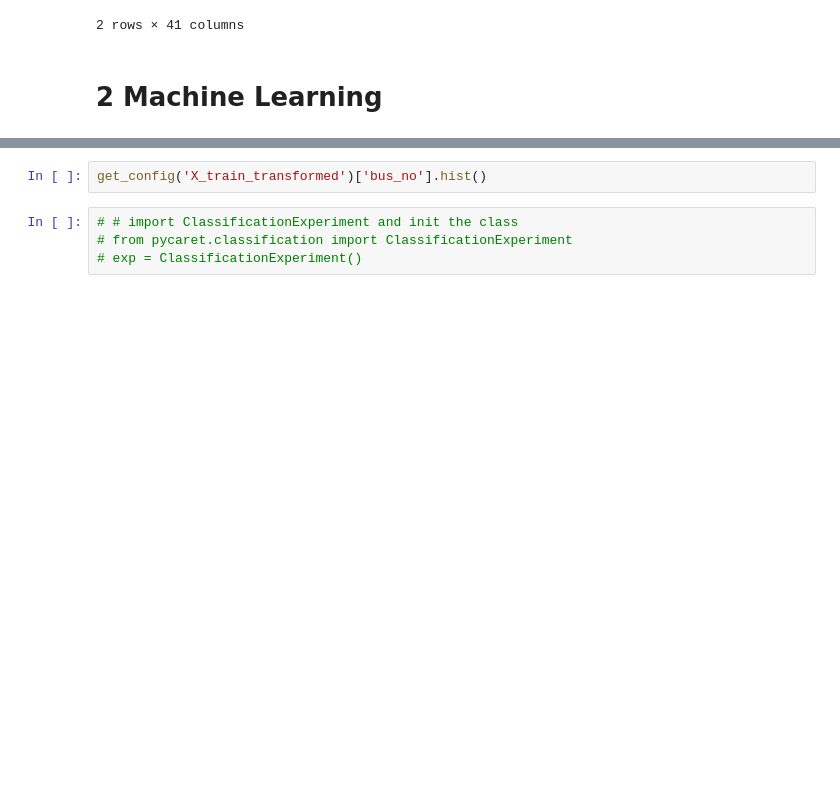
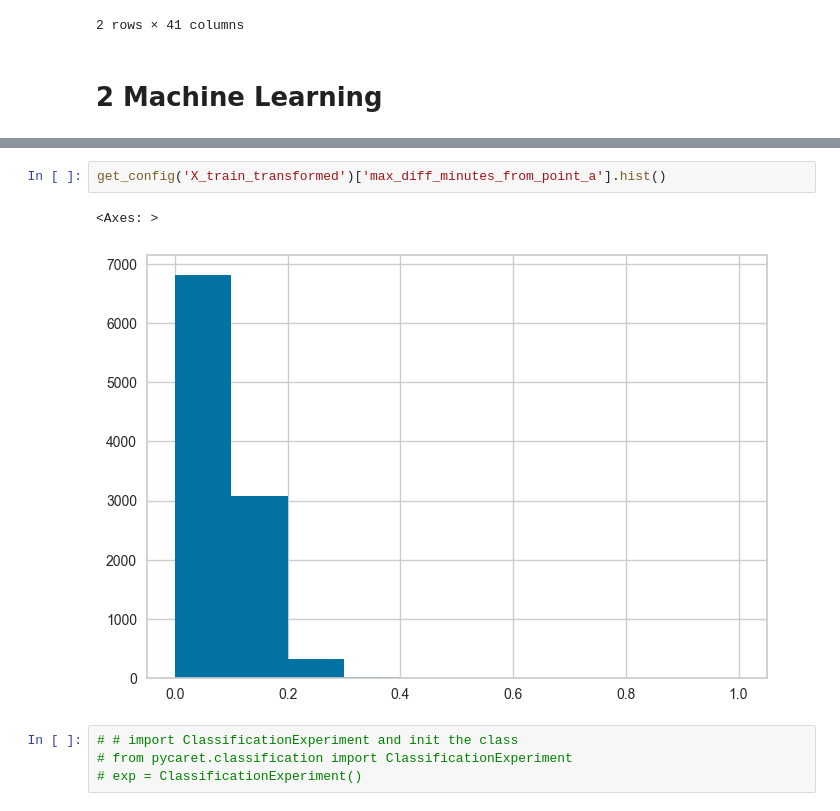
Before and after one commit to izardy/myrapid-backend, a Jupyter notebook: ml/RapidKL_Hackathon_Predict_Label2.ipynb, the cells around one changed output, grey strips where cells are left out. Cells and saved outputs as stored; diff of their text form; blank space fills up the shorter version.

```diff
--- a/ml/RapidKL_Hackathon_Predict_Label2.ipynb
+++ b/ml/RapidKL_Hackathon_Predict_Label2.ipynb
@@ -338,5 +375,8 @@ get_config('X_train_transformed').columns
 # %%
-get_config('X_train_transformed')['bus_no'].hist()
+get_config('X_train_transformed')['max_diff_minutes_from_point_a'].hist()
+# %% [output]
+<Axes: >
+[figure, added]
 # %%
 # # import ClassificationExperiment and init the class
 # from pycaret.classification import ClassificationExperiment
```
Also changed, not shown: parts of 8 cells of this notebook.
